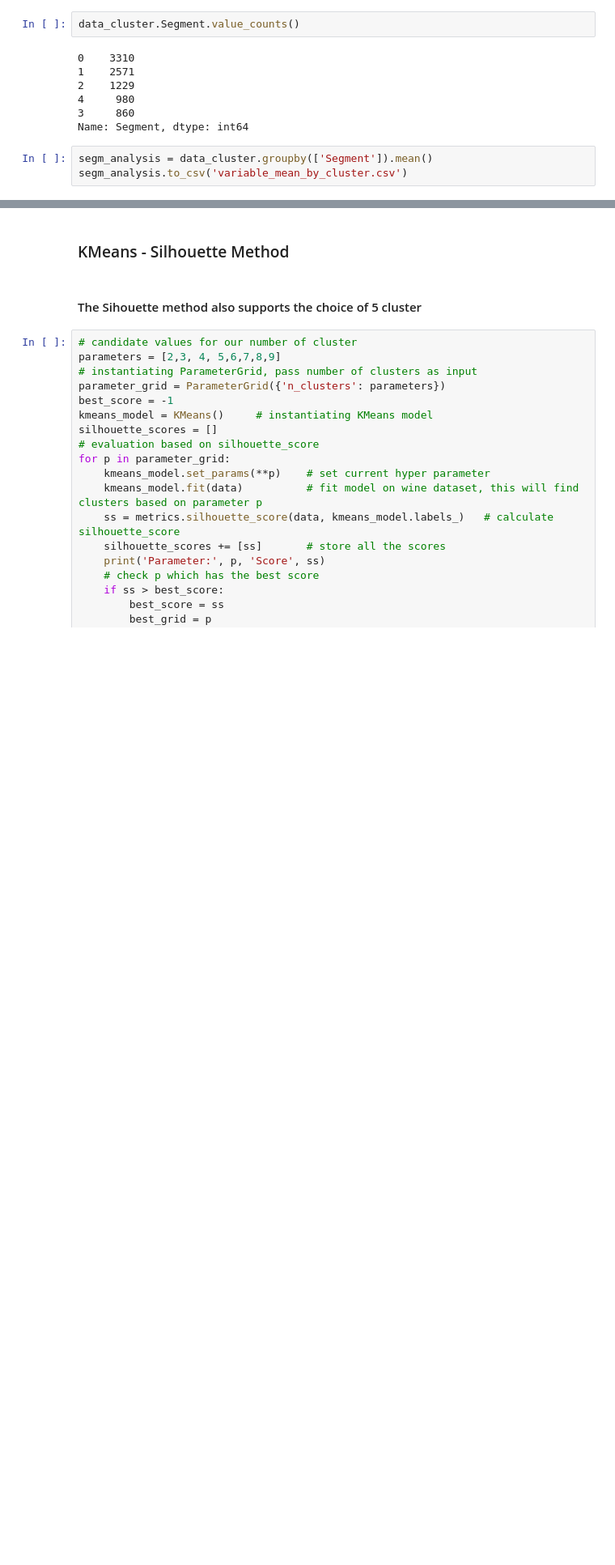
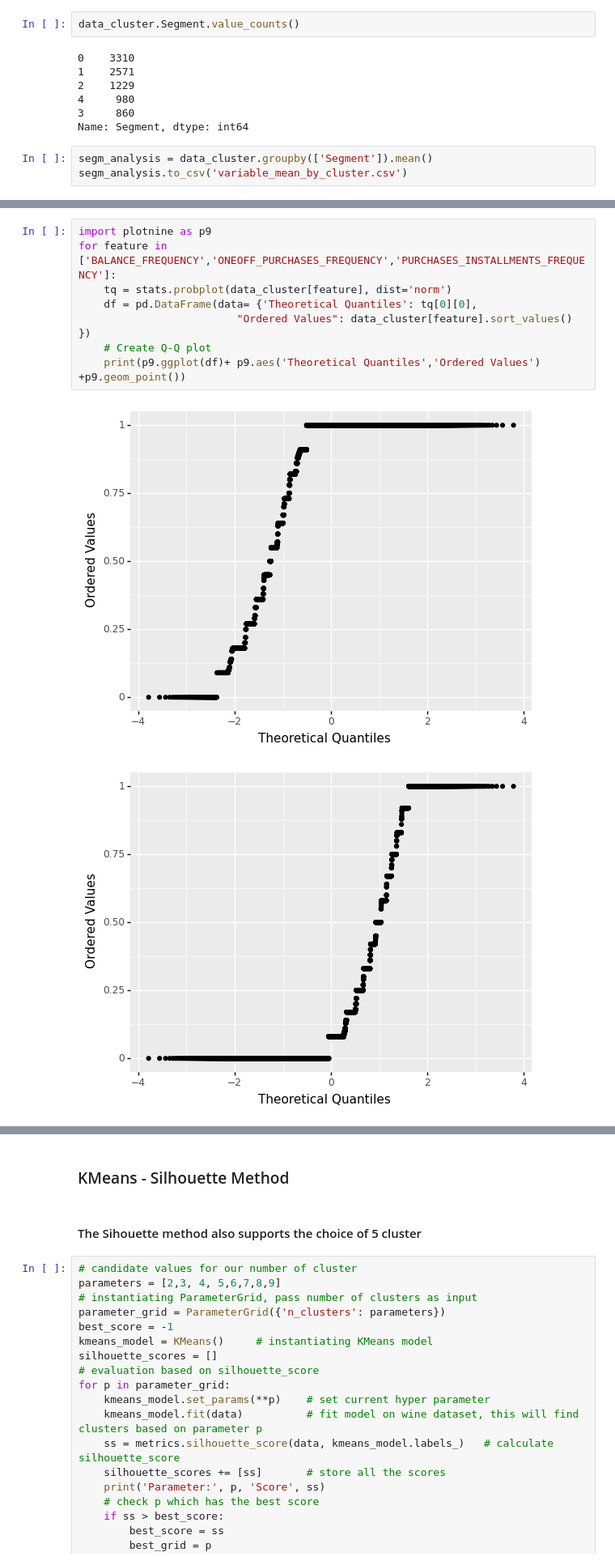
Before and after one commit to xwu0223/MBAN-6400-Project, a Jupyter notebook: MBAN6400_Project_B_copy.ipynb, the cells around one changed output, grey strips where cells are left out. Shown: that part at 81% size. Cells and saved outputs as stored; diff of their text form; blank space fills up the shorter version.

```diff
--- a/MBAN6400_Project_B_copy.ipynb
+++ b/MBAN6400_Project_B_copy.ipynb
@@ -177,0 +173,11 @@ segm_analysis.to_csv('variable_mean_by_cluster.csv')
+# %%
+import plotnine as p9
+for feature in ['BALANCE_FREQUENCY','ONEOFF_PURCHASES_FREQUENCY','PURCHASES_INSTALLMENTS_FREQUENCY']:
+    tq = stats.probplot(data_cluster[feature], dist='norm')
+    df = pd.DataFrame(data= {'Theoretical Quantiles': tq[0][0],
+                         "Ordered Values": data_cluster[feature].sort_values() })
+    # Create Q-Q plot
+    print(p9.ggplot(df)+ p9.aes('Theoretical Quantiles','Ordered Values') +p9.geom_point())
+# %% [output]
+[figure, added]
+[figure, added]
```
Also changed, not shown: parts of 12 cells of this notebook.
